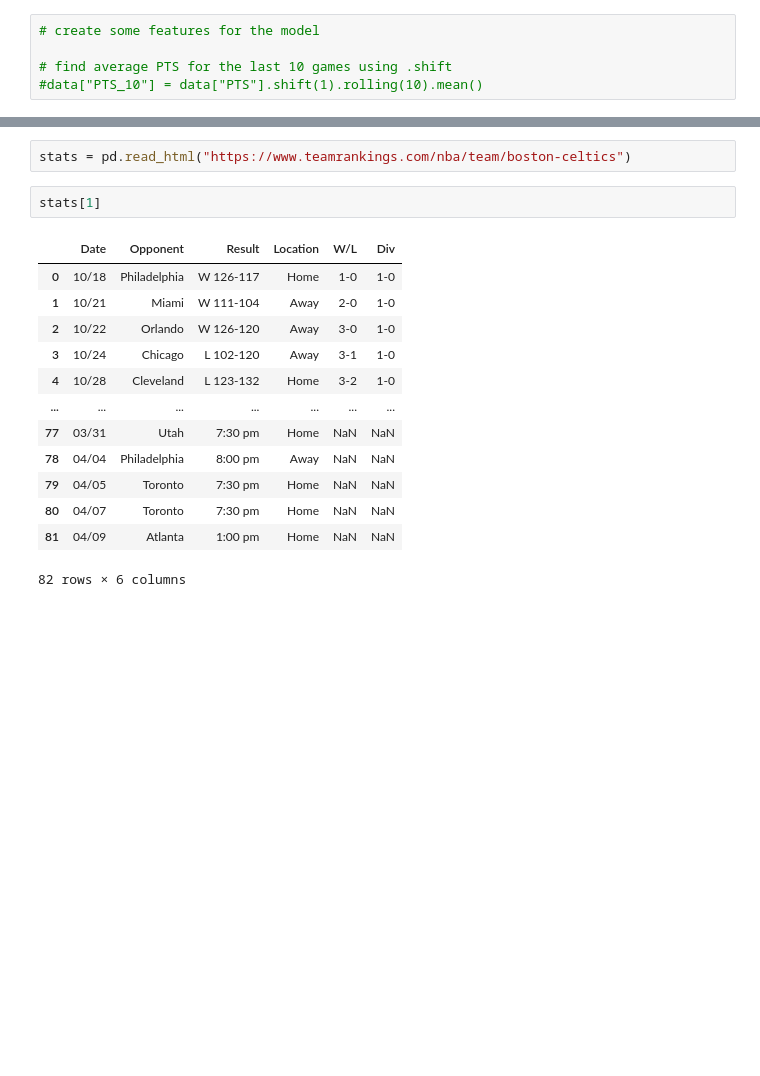
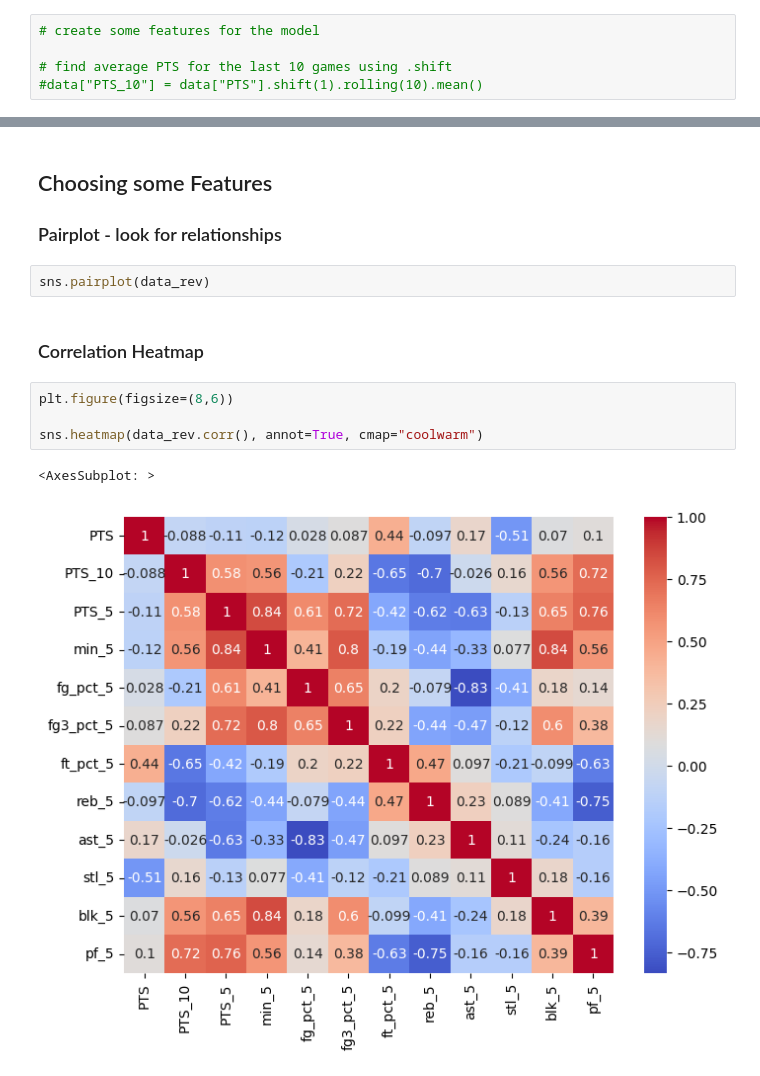
Before and after one commit to abzdel/FastAPI-on-AWS, a Jupyter notebook: model/train.ipynb, the cells around one changed output, grey strips where cells are left out. Drawn from its saved outputs; the diff is of its cells as text; blank space fills up the shorter version.

```diff
--- a/model/train.ipynb
+++ b/model/train.ipynb
@@ -148,18 +147,15 @@ df
-# %%
-stats = pd.read_html("https://www.teamrankings.com/nba/team/boston-celtics")
-# %%
-stats[1]
-# %% [output]
-|  | Date | Opponent | Result | Location | W/L | Div |
-| 0 | 10/18 | Philadelphia | W 126-117 | Home | 1-0 | 1-0 |
-| 1 | 10/21 | Miami | W 111-104 | Away | 2-0 | 1-0 |
-| 2 | 10/22 | Orlando | W 126-120 | Away | 3-0 | 1-0 |
-| 3 | 10/24 | Chicago | L 102-120 | Away | 3-1 | 1-0 |
-| 4 | 10/28 | Cleveland | L 123-132 | Home | 3-2 | 1-0 |
-| ... | ... | ... | ... | ... | ... | ... |
-| 77 | 03/31 | Utah | 7:30 pm | Home | NaN | NaN |
-| 78 | 04/04 | Philadelphia | 8:00 pm | Away | NaN | NaN |
-| 79 | 04/05 | Toronto | 7:30 pm | Home | NaN | NaN |
-| 80 | 04/07 | Toronto | 7:30 pm | Home | NaN | NaN |
-| 81 | 04/09 | Atlanta | 1:00 pm | Home | NaN | NaN |
-82 rows × 6 columns
+# %% [markdown]
+## Choosing some Features
+
+### Pairplot - look for relationships
+# %%
+sns.pairplot(data_rev)
+# %% [markdown]
+### Correlation Heatmap
+# %%
+plt.figure(figsize=(8,6))
+
+sns.heatmap(data_rev.corr(), annot=True, cmap="coolwarm")
+# %% [output]
+<AxesSubplot: >
+[figure, added]
```
Also changed, not shown: parts of 23 cells of this notebook, 1 other file.
